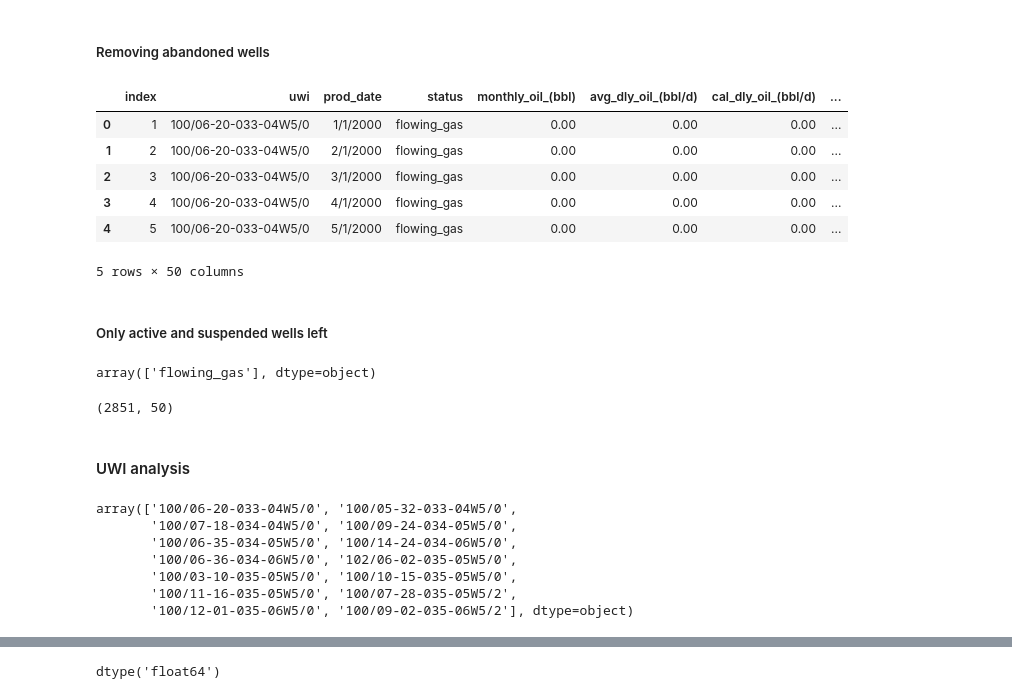
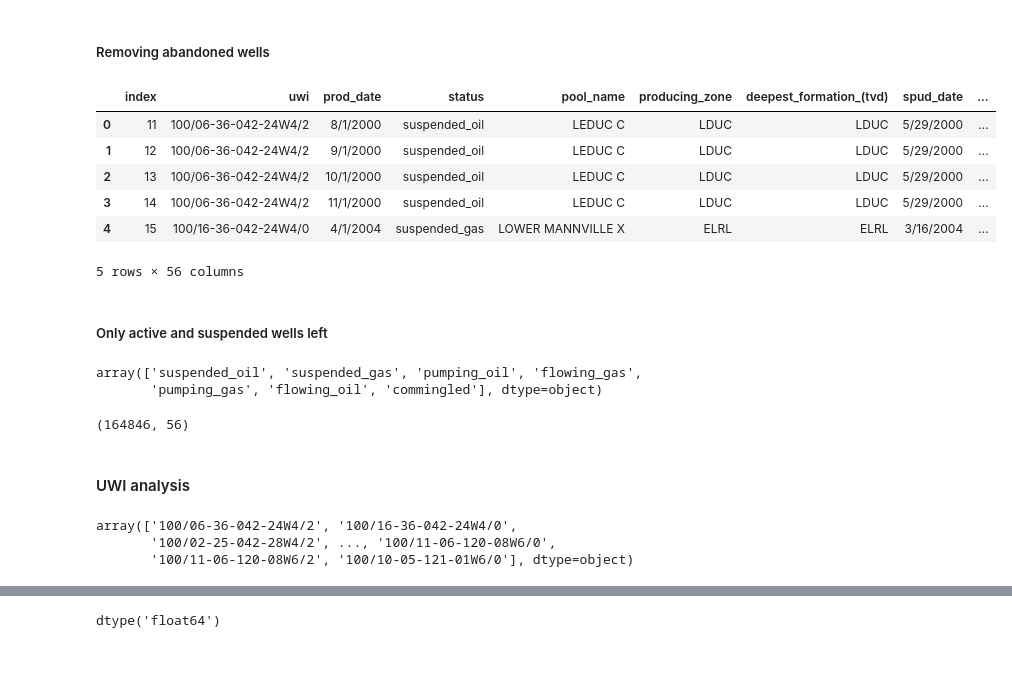
Before and after one commit to SimplifyData/Forecasting-Time-Series-with-Multiple-Seasonalities, a Jupyter notebook: Impala.ipynb, the cells around one changed output, grey strips where cells are left out. Saved outputs shown, nothing was run; the diff lists cells and outputs as text; code cells hidden in the pictures; blank space fills up the shorter version.

```diff
--- a/Impala.ipynb
+++ b/Impala.ipynb
@@ -100,5 +113,5 @@ array(['FLOWING GAS', 'ABANDONED', 'ABANDONED GAS', 'OIL ABANDONED ZONE',
 # %%
-prod_df.status = prod_df.status.str.lower().str.replace(" ","_")
+prod_df.status = prod_df.status.str.lower().str.replace(" ","_").str.replace("-","_").str.replace(",","")
 # %% [markdown]
 ##### Names of the well status
 # %%
@@ -111,5 +137,5 @@ array(['flowing_gas', 'abandoned', 'abandoned_gas', 'oil_abandoned_zone',
 # %%
-prod_df.status = prod_df.status.replace("abandoned,_re-entered_gas", "abandoned_re-entered_gas")
+#prod_df.status = prod_df.status.replace("abandoned,_re-entered_gas", "abandoned_re-entered_gas")
 # %% [markdown]
 ##### Cleaned Well Status names
 # %%
@@ -131,5 +153,5 @@ prod_df.head()
 # %%
-abd_wells = prod_df.status[prod_df.status.str.contains("abandoned", regex = False)].unique().tolist()
+abd_wells = prod_df.status[prod_df.status.str.contains("abandoned|inject|cancelled|water|observation|test|drain|disposal|drilling|rig|standing|licensed", regex = True)].unique().tolist()
 # %% [markdown]
 #### All The abandoned well statuses
 # %%
@@ -153,39 +202,36 @@ array(['abandoned', 'abandoned_gas', 'oil_abandoned_zone',
 # %%
 abd_well_index = prod_df[~prod_df.status.isin(abd_wells)].index
 # %%
-prod_df = prod_df[~prod_df.status.isin(abd_wells)].reset_index()
+prod_df_clean = prod_df[~prod_df.status.isin(abd_wells)].reset_index()
 # %%
-prod_df.head()
+prod_df_clean.head()
 # %% [output]
-|  | index | uwi | prod_date | status | monthly_oil_(bbl) | avg_dly_oil_(bbl/d) | cal_dly_oil_(bbl/d) | ... |
-| 0 | 1 | 100/06-20-033-04W5/0 | 1/1/2000 | flowing_gas | 0.00 | 0.00 | 0.00 | ... |
-| 1 | 2 | 100/06-20-033-04W5/0 | 2/1/2000 | flowing_gas | 0.00 | 0.00 | 0.00 | ... |
-| 2 | 3 | 100/06-20-033-04W5/0 | 3/1/2000 | flowing_gas | 0.00 | 0.00 | 0.00 | ... |
-| 3 | 4 | 100/06-20-033-04W5/0 | 4/1/2000 | flowing_gas | 0.00 | 0.00 | 0.00 | ... |
-| 4 | 5 | 100/06-20-033-04W5/0 | 5/1/2000 | flowing_gas | 0.00 | 0.00 | 0.00 | ... |
+|  | index | uwi | prod_date | status | pool_name | producing_zone | deepest_formation_(tvd) | spud_date | ... |
+| 0 | 11 | 100/06-36-042-24W4/2 | 8/1/2000 | suspended_oil | LEDUC C | LDUC | LDUC | 5/29/2000 | ... |
+| 1 | 12 | 100/06-36-042-24W4/2 | 9/1/2000 | suspended_oil | LEDUC C | LDUC | LDUC | 5/29/2000 | ... |
+| 2 | 13 | 100/06-36-042-24W4/2 | 10/1/2000 | suspended_oil | LEDUC C | LDUC | LDUC | 5/29/2000 | ... |
+| 3 | 14 | 100/06-36-042-24W4/2 | 11/1/2000 | suspended_oil | LEDUC C | LDUC | LDUC | 5/29/2000 | ... |
+| 4 | 15 | 100/16-36-042-24W4/0 | 4/1/2004 | suspended_gas | LOWER MANNVILLE X | ELRL | ELRL | 3/16/2004 | ... |
-5 rows × 50 columns
+5 rows × 56 columns
 # %% [markdown]
 ##### Only active and suspended wells left
 # %%
-prod_df.status.unique()
+prod_df_clean.status.unique()
 # %% [output]
-array(['flowing_gas'], dtype=object)
+array(['suspended_oil', 'suspended_gas', 'pumping_oil', 'flowing_gas',
+       'pumping_gas', 'flowing_oil', 'commingled'], dtype=object)
 # %%
-prod_df.shape
+prod_df_clean.shape
 # %% [output]
-(2851, 50)
+(164846, 56)
 # %% [markdown]
 #### UWI analysis
 # %%
-uwis = prod_df.uwi.unique()
+uwis = prod_df_clean.uwi.unique()
 
 uwis
 # %% [output]
-array(['100/06-20-033-04W5/0', '100/05-32-033-04W5/0',
-       '100/07-18-034-04W5/0', '100/09-24-034-05W5/0',
-       '100/06-35-034-05W5/0', '100/14-24-034-06W5/0',
-       '100/06-36-034-06W5/0', '102/06-02-035-05W5/0',
-       '100/03-10-035-05W5/0', '100/10-15-035-05W5/0',
-       '100/11-16-035-05W5/0', '100/07-28-035-05W5/2',
-       '100/12-01-035-06W5/0', '100/09-02-035-06W5/2'], dtype=object)
+array(['100/06-36-042-24W4/2', '100/16-36-042-24W4/0',
+       '100/02-25-042-28W4/2', ..., '100/11-06-120-08W6/0',
+       '100/11-06-120-08W6/2', '100/10-05-121-01W6/0'], dtype=object)
 # %%
```
Also changed, not shown: parts of 44 cells of this notebook, 1 other file.
